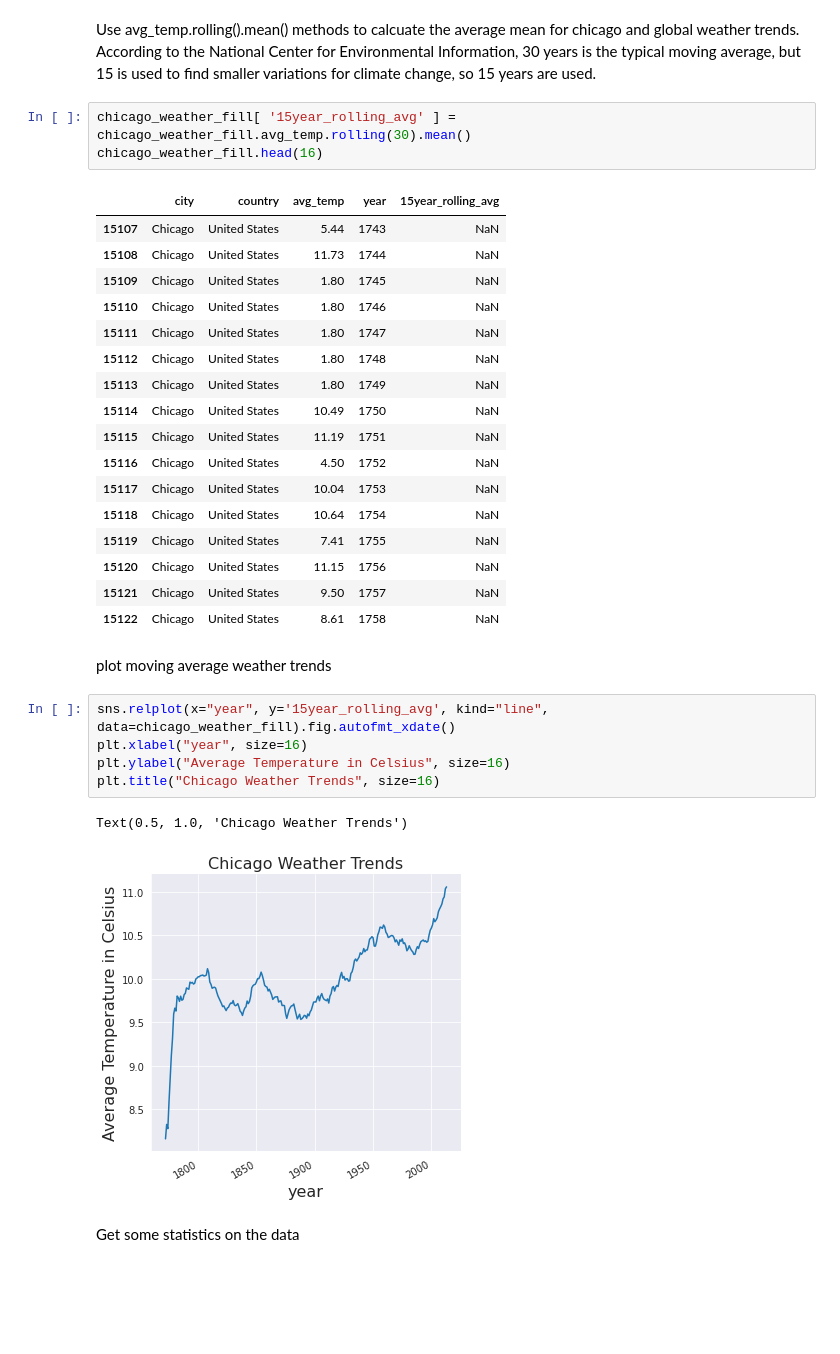
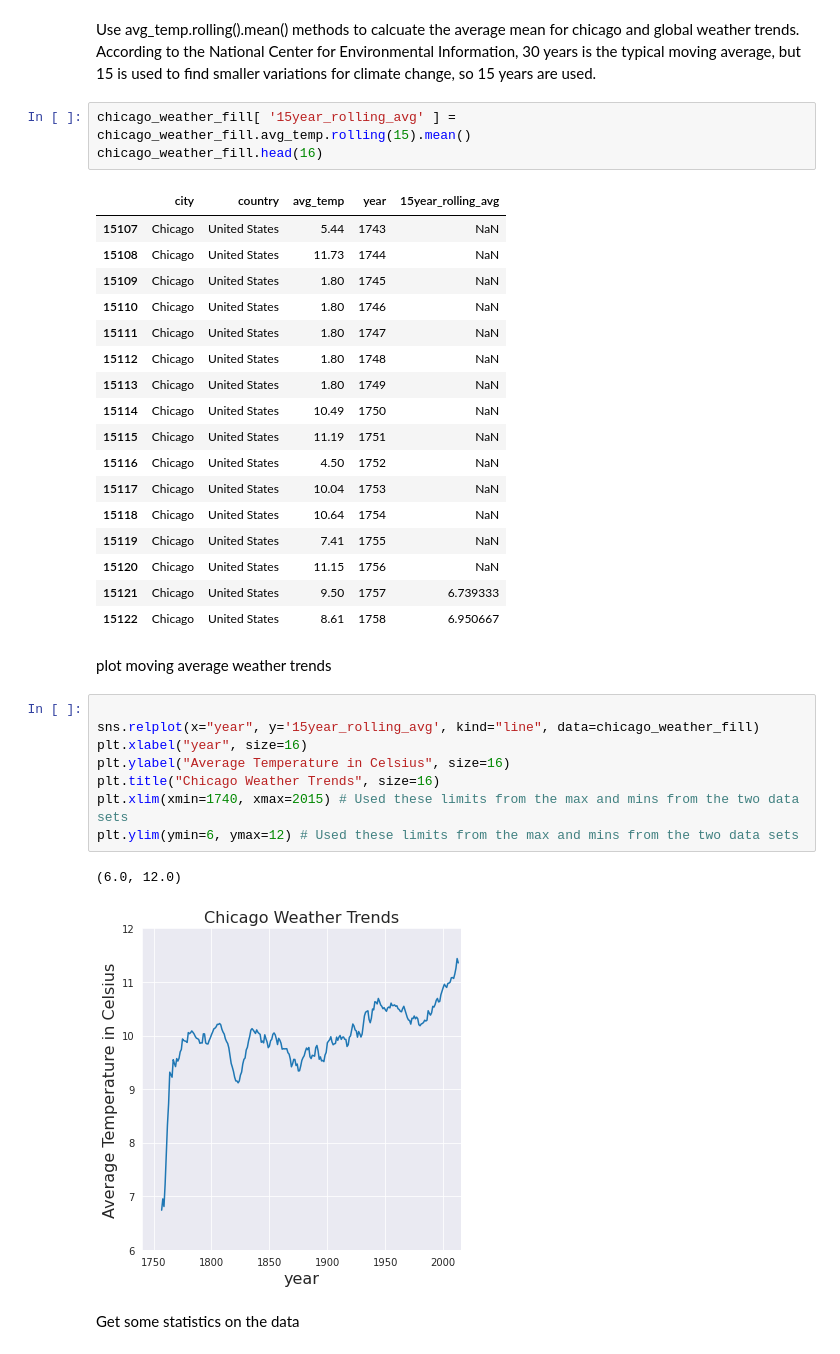
Before and after one commit to freedom-780/Weather_trends, a Jupyter notebook: Weather_project.ipynb, the cells around one changed output. Saved outputs shown, nothing was run; the diff lists cells and outputs as text; blank space fills up the shorter version.

```diff
--- a/Weather_project.ipynb
+++ b/Weather_project.ipynb
@@ -99,7 +136,7 @@ sns.relplot(x="year", y="avg_temp", kind="line", data=global_weather)
 Use avg_temp.rolling().mean() methods to calcuate the average mean
 for chicago and global weather trends. According to the National Center for Environmental Information, 30 years is the typical moving average, but 15 is used to find smaller variations for climate change, so 15 years are used.
 # %%
-chicago_weather_fill[ '15year_rolling_avg' ] = chicago_weather_fill.avg_temp.rolling(30).mean()
+chicago_weather_fill[ '15year_rolling_avg' ] = chicago_weather_fill.avg_temp.rolling(15).mean()
 chicago_weather_fill.head(16)
 # %% [output]
 |  | city | country | avg_temp | year | 15year_rolling_avg |
@@ -117,18 +154,21 @@ chicago_weather_fill.head(16)
 | 15118 | Chicago | United States | 10.64 | 1754 | NaN |
 | 15119 | Chicago | United States | 7.41 | 1755 | NaN |
 | 15120 | Chicago | United States | 11.15 | 1756 | NaN |
-| 15121 | Chicago | United States | 9.50 | 1757 | NaN |
-| 15122 | Chicago | United States | 8.61 | 1758 | NaN |
+| 15121 | Chicago | United States | 9.50 | 1757 | 6.739333 |
+| 15122 | Chicago | United States | 8.61 | 1758 | 6.950667 |
 # %% [markdown]
 plot moving average weather trends
 # %%
-sns.relplot(x="year", y='15year_rolling_avg', kind="line", data=chicago_weather_fill).fig.autofmt_xdate()
+
+sns.relplot(x="year", y='15year_rolling_avg', kind="line", data=chicago_weather_fill)
 plt.xlabel("year", size=16)
 plt.ylabel("Average Temperature in Celsius", size=16)
 plt.title("Chicago Weather Trends", size=16)
+plt.xlim(xmin=1740, xmax=2015) # Used these limits from the max and mins from the two data sets
+plt.ylim(ymin=6, ymax=12) # Used these limits from the max and mins from the two data sets
 # %% [output]
-Text(0.5, 1.0, 'Chicago Weather Trends')
+(6.0, 12.0)
-[figure, old version]
+[figure, new version]
 # %% [markdown]
 Get some statistics on the data
 # %%
```
Also changed, not shown: parts of 14 cells of this notebook.
